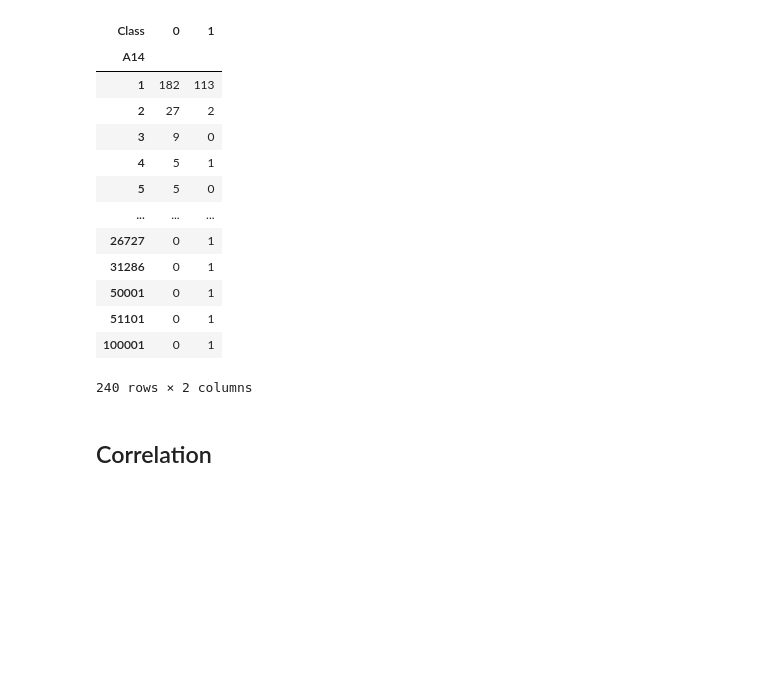
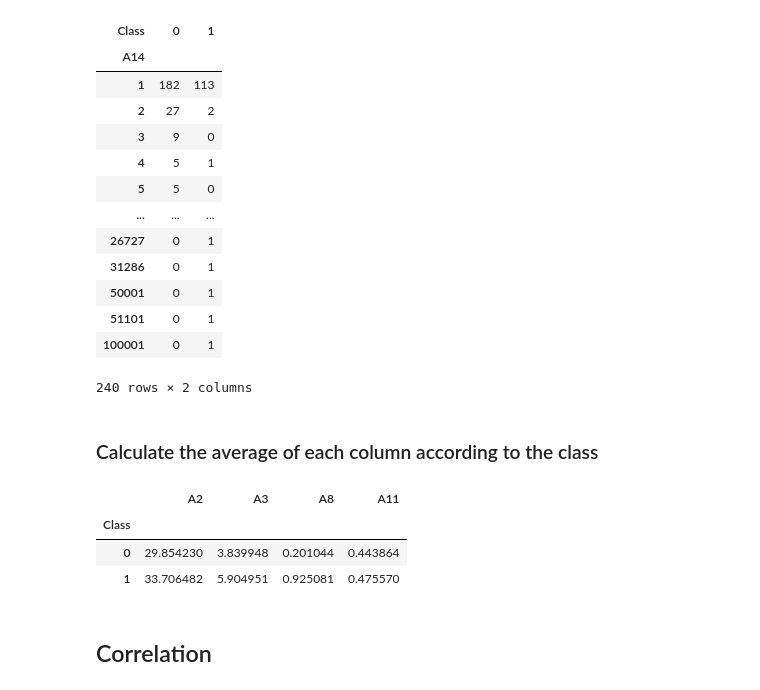
Before and after one commit to DoaaElabd/ML-AMIT-Training-Project, a Jupyter notebook: notebooks/01_DataAnalysis.ipynb, the cells around one changed output. Cells and saved outputs as stored; diff of their text form; code cells hidden in the pictures; blank space fills up the shorter version.

```diff
--- a/notebooks/01_DataAnalysis.ipynb
+++ b/notebooks/01_DataAnalysis.ipynb
@@ -180,6 +181,17 @@ pd.crosstab(df["A14"], df["Class"]) # Relation between class and A14
 | 51101 | 0 | 1 |
 | 100001 | 0 | 1 |
 240 rows × 2 columns
+# %% [markdown]
+### Calculate the average of each column according to the class
+# %%
+numeric_columns = ["A2", "A3", "A8", "A11"]
+
+df.groupby("Class")[numeric_columns].mean()
+# %% [output]
+|  | A2 | A3 | A8 | A11 |
+| Class |  |  |  |  |
+| 0 | 29.854230 | 3.839948 | 0.201044 | 0.443864 |
+| 1 | 33.706482 | 5.904951 | 0.925081 | 0.475570 |
 # %% [markdown]
 ## Correlation
 # %%
```
Also changed, not shown: parts of 4 cells of this notebook.
